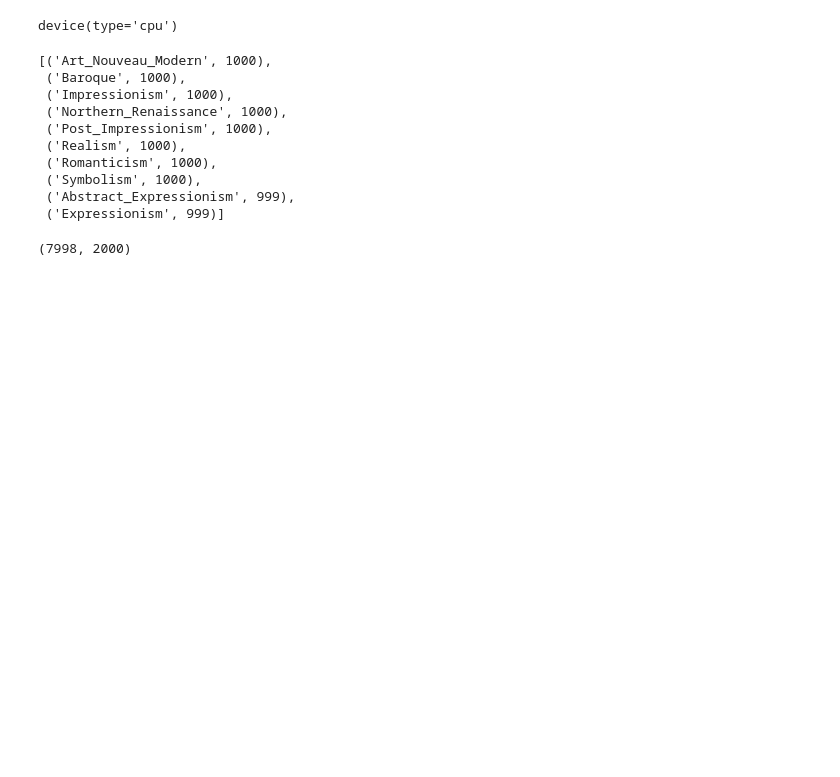
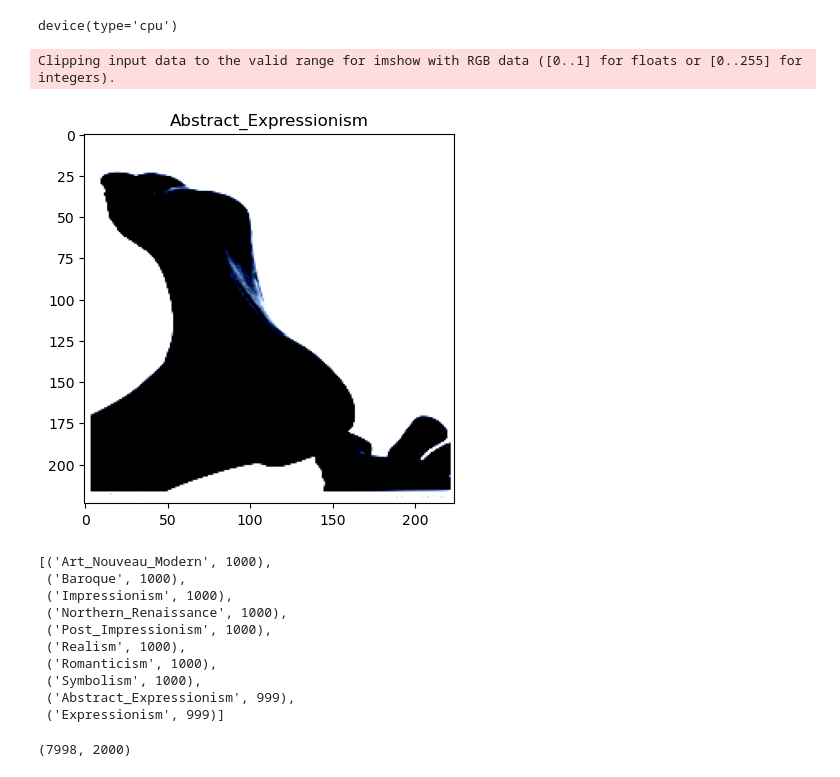
Before and after one commit to sinanuozdemir/oreilly-pytorch-dl, a Jupyter notebook: notebooks/2_rnn_and_cnn.ipynb, the cells around one changed output. Cells and saved outputs as stored; diff of their text form; code cells hidden in the pictures; blank space fills up the shorter version.

```diff
--- a/notebooks/2_rnn_and_cnn.ipynb
+++ b/notebooks/2_rnn_and_cnn.ipynb
@@ -52,5 +52,17 @@ remove_extra_images(root_folder)
 # %%
 dataset = ImageFolder(root='../data/art-styles', transform=transform)
+# %%
+import matplotlib.pyplot as plt
+# transpose the array to (28, 28) format expected by Matplotlib
+array = np.transpose(dataset[0][0], (1, 2, 0))
+
+# plot the image using Matplotlib
+plt.title(dataset.classes[dataset[0][1]])
+plt.imshow(array)
+plt.show()
+# %% [output]
+Clipping input data to the valid range for imshow with RGB data ([0..1] for floats or [0..255] for integers).
+[figure, added]
 # %%
 from collections import Counter
 
```
Also changed, not shown: parts of 2 cells of this notebook, 2 other files.
